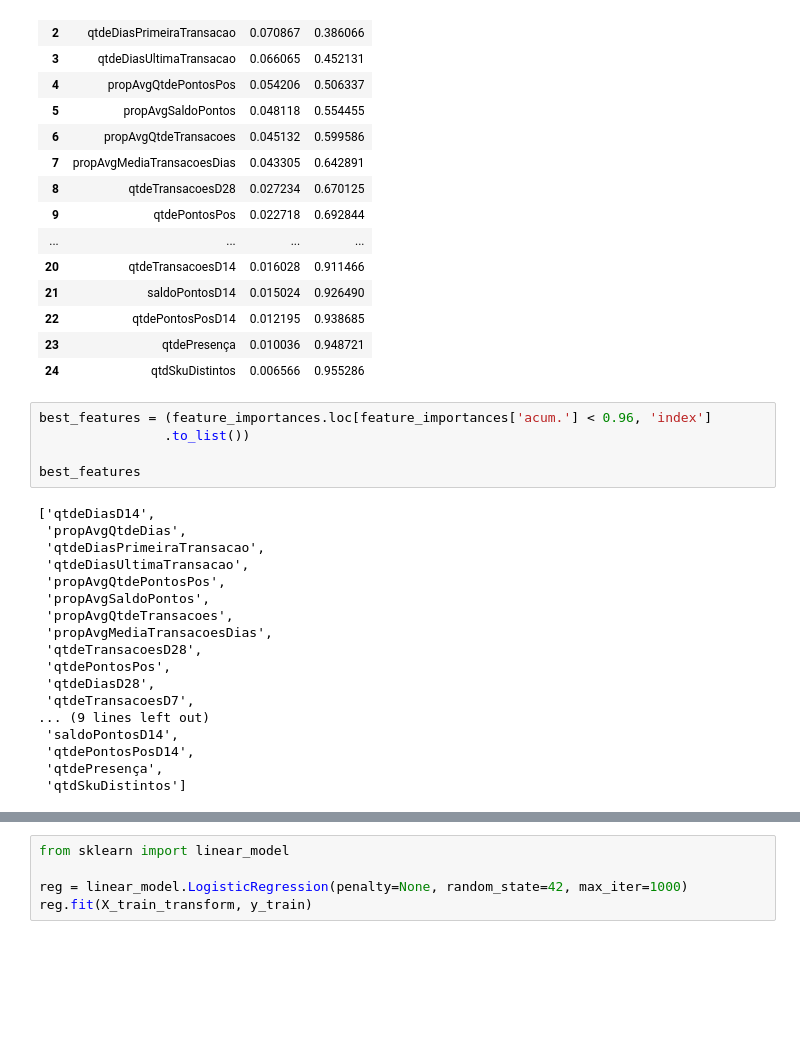
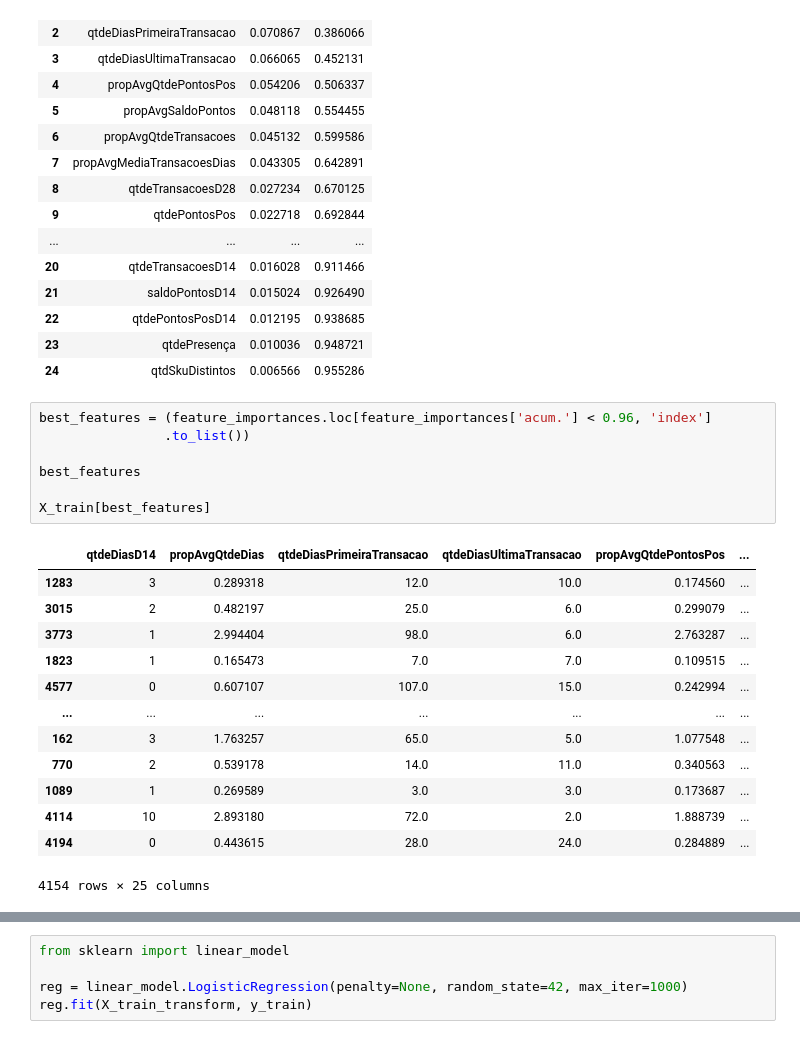
Before and after one commit to Elbiabuglio/Projeto-Machine-Learning, a Jupyter notebook: churn/train.ipynb, the cells around one changed output, grey strips where cells are left out. Drawn from its saved outputs; the diff is of its cells as text; blank space fills up the shorter version.

```diff
--- a/churn/train.ipynb
+++ b/churn/train.ipynb
@@ -132,26 +132,24 @@ feature_importances[feature_importances['acum.'] < 0.96]
 # %%
 best_features = (feature_importances.loc[feature_importances['acum.'] < 0.96, 'index']
                 .to_list())
 
 best_features
+
+X_train[best_features]
 # %% [output]
+|  | qtdeDiasD14 | propAvgQtdeDias | qtdeDiasPrimeiraTransacao | qtdeDiasUltimaTransacao | propAvgQtdePontosPos | ... |
+| 1283 | 3 | 0.289318 | 12.0 | 10.0 | 0.174560 | ... |
+| 3015 | 2 | 0.482197 | 25.0 | 6.0 | 0.299079 | ... |
+| 3773 | 1 | 2.994404 | 98.0 | 6.0 | 2.763287 | ... |
+| 1823 | 1 | 0.165473 | 7.0 | 7.0 | 0.109515 | ... |
+| 4577 | 0 | 0.607107 | 107.0 | 15.0 | 0.242994 | ... |
+| ... | ... | ... | ... | ... | ... | ... |
+| 162 | 3 | 1.763257 | 65.0 | 5.0 | 1.077548 | ... |
+| 770 | 2 | 0.539178 | 14.0 | 11.0 | 0.340563 | ... |
+| 1089 | 1 | 0.269589 | 3.0 | 3.0 | 0.173687 | ... |
+| 4114 | 10 | 2.893180 | 72.0 | 2.0 | 1.888739 | ... |
+| 4194 | 0 | 0.443615 | 28.0 | 24.0 | 0.284889 | ... |
-['qtdeDiasD14',
- 'propAvgQtdeDias',
- 'qtdeDiasPrimeiraTransacao',
- 'qtdeDiasUltimaTransacao',
- 'propAvgQtdePontosPos',
- 'propAvgSaldoPontos',
- 'propAvgQtdeTransacoes',
- 'propAvgMediaTransacoesDias',
- 'qtdeTransacoesD28',
- 'qtdePontosPos',
- 'qtdeDiasD28',
- 'qtdeTransacoesD7',
-... (9 lines left out)
- 'saldoPontosD14',
- 'qtdePontosPosD14',
- 'qtdePresença',
- 'qtdSkuDistintos']
+4154 rows × 25 columns
 # %%
 # MODIFY
 
```
Also changed, not shown: parts of 3 cells of this notebook.
